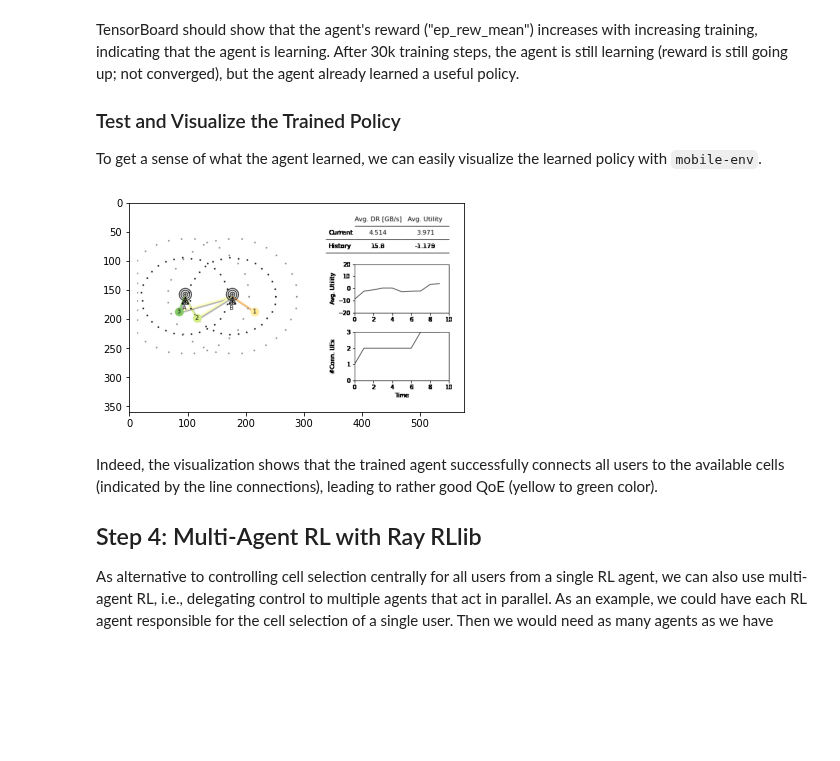
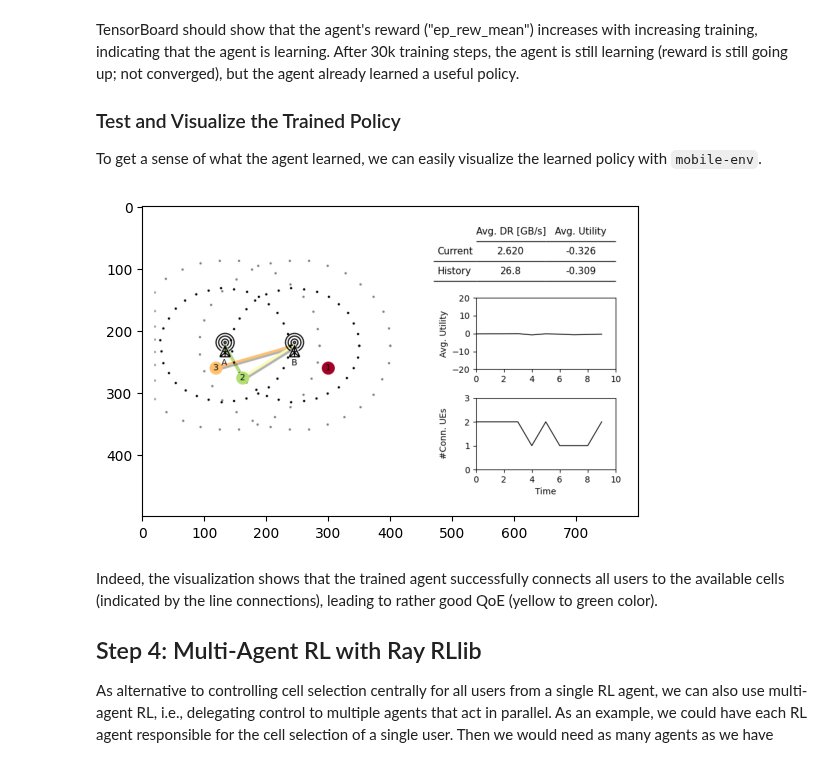
Before and after one commit to stefanbschneider/mobile-env, a Jupyter notebook: examples/demo.ipynb, the cells around one changed output. Cells and saved outputs as stored; diff of their text form; code cells hidden in the pictures; blank space fills up the shorter version.

```diff
--- a/examples/demo.ipynb
+++ b/examples/demo.ipynb
@@ -200,7 +199,7 @@ class CustomEnv(MComCore):
         return config
 
     # configure users and cells in the constructor
-    def __init__(self, config={}):
+    def __init__(self, config={}, render_mode=None):
         # load default config defined above; overwrite with custom params
         env_config = self.default_config()
         env_config.update(config)
@@ -221,19 +220,19 @@ class CustomEnv(MComCore):
                           height=env_config["ue"]["height"]),
         ]
 
-        super().__init__(stations, users, config)
+        super().__init__(stations, users, config, render_mode)
 
 
 # init and render the custom scenario
-env = CustomEnv()
+env = CustomEnv(render_mode="rgb_array")
 env.reset()
 for _ in range(10):
     # here, use random dummy actions by sampling from the action space
     dummy_action = env.action_space.sample()
-    obs, reward, done, info = env.step(dummy_action)
+    obs, reward, terminated, truncated, info = env.step(dummy_action)
 
     # render the environment
-    plt.imshow(env.render(mode='rgb_array'))
+    plt.imshow(env.render())
     display.display(plt.gcf())
     display.clear_output(wait=True)
 # %% [output]
@@ -350,8 +349,8 @@ By default, observed features are:
 * The current utility (i.e., QoE) of each user (normalized to [-1,1])
 # %%
 env = CustomEnv(config={"seed": 42})
-obs = env.reset()
-obs, reward, done, info = env.step(env.action_space.sample())
+obs, info = env.reset(seed=42)
+obs, reward, terminated, truncated, info = env.step(env.action_space.sample())
 
 print("Raw observations: ", obs)
 
@@ -427,8 +426,8 @@ class CustomHandler(MComCentralHandler):
 # %%
 # create the env with the new handler and check the obs
 env = CustomEnv(config={"handler": CustomHandler})
-obs = env.reset()
-obs, reward, done, info = env.step(env.action_space.sample())
+obs, info = env.reset()
+obs, reward, terminated, truncated, info = env.step(env.action_space.sample())
 
 print("New, raw observations: ", obs)
 
@@ -568,23 +569,24 @@ TensorBoard should show that the agent's reward ("ep_rew_mean") increases with i
 
 To get a sense of what the agent learned, we can easily visualize the learned policy with `mobile-env`.
 # %%
-env = CustomEnv(config={"handler": CustomHandler})
-obs = env.reset()
+env = CustomEnv(config={"handler": CustomHandler}, render_mode="rgb_array")
+obs, info = env.reset()
 done = False
 
 # run one episode with the trained model
 while not done:
     action, _ = model.predict(obs)
 
     # perform step on simulation environment
-    obs, reward, done, info = env.step(action)
+    obs, reward, terminated, truncated, info = env.step(action)
+    done = terminated or truncated
 
     # render environment as RGB
-    plt.imshow(env.render(mode='rgb_array'))
+    plt.imshow(env.render())
     display.display(plt.gcf())
     display.clear_output(wait=True)
 # %% [output]
-[figure, old version]
+[figure, new version]
 # %% [markdown]
 Indeed, the visualization shows that the trained agent successfully connects all users to the available cells (indicated by the line connections), leading to rather good QoE (yellow to green color).
 
```
Also changed, not shown: parts of 20 cells of this notebook, 31 other files.
